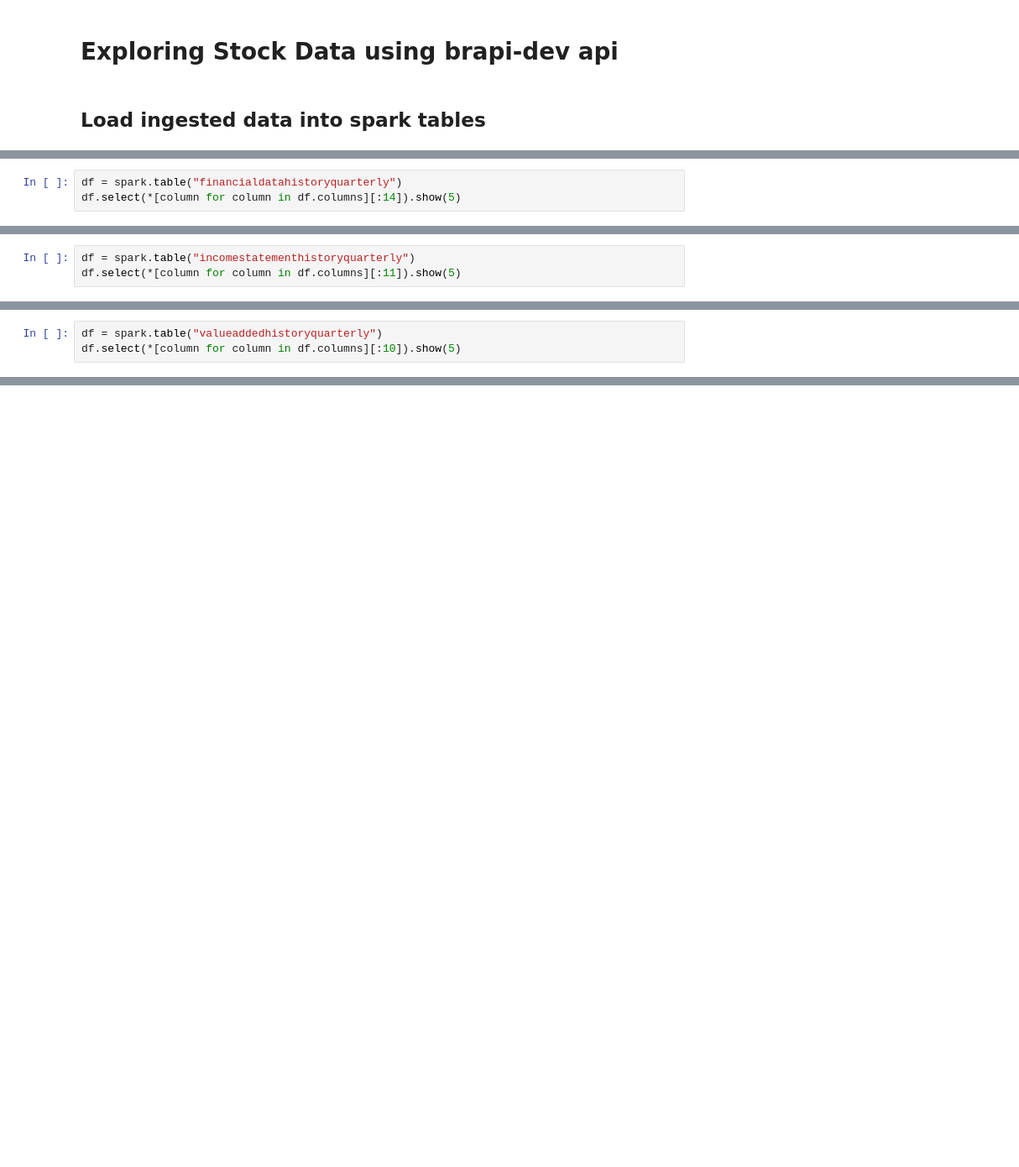
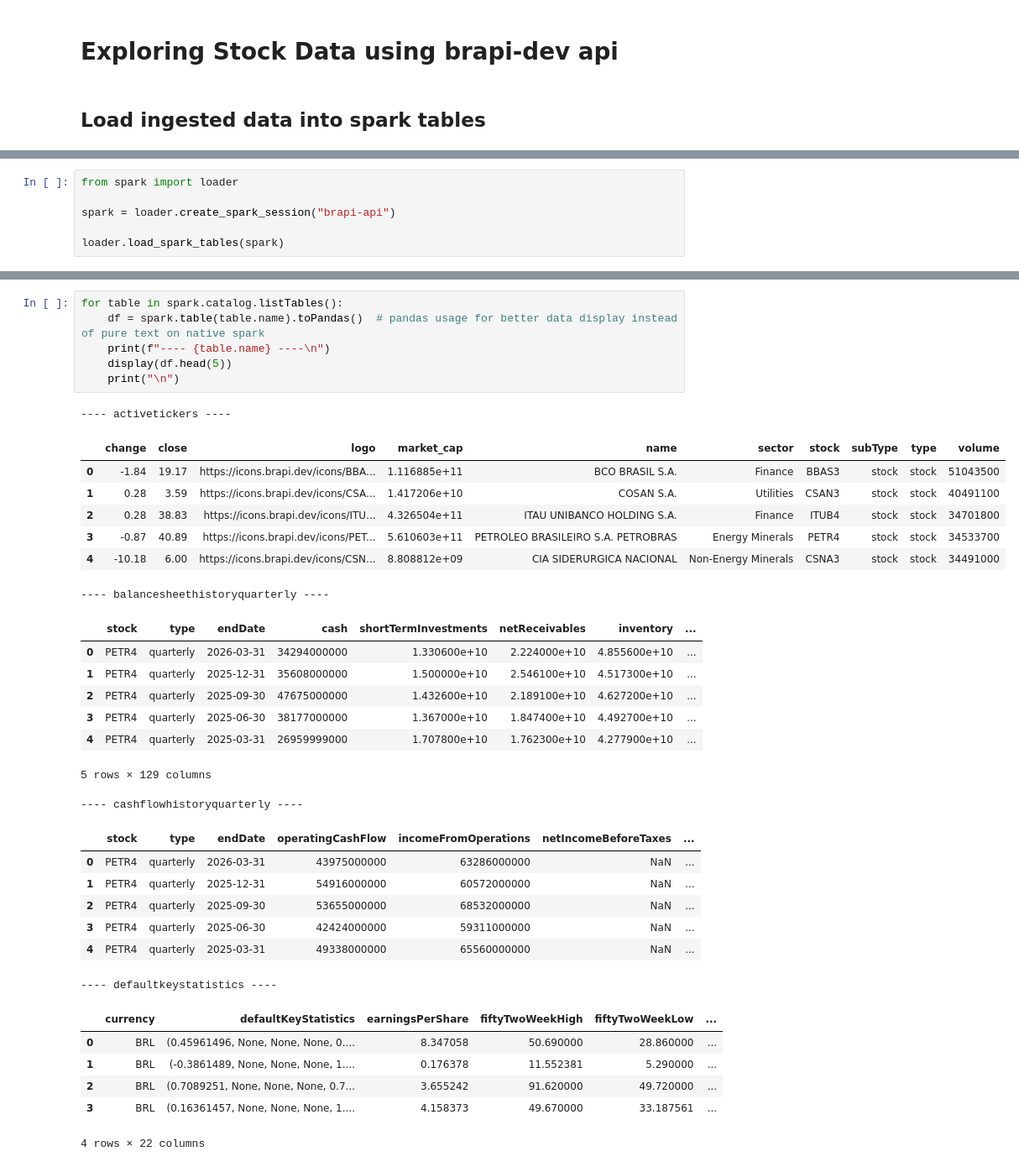
Before and after one commit to Henmachado/brapi_stocks, a Jupyter notebook: data_lake.ipynb, the cells around one changed output, grey strips where cells are left out. Shown at 84% size. Saved outputs shown, nothing was run; the diff lists cells and outputs as text; blank space fills up the shorter version.

Commit message:
add create_defaultquoteapi_df

```diff
--- a/data_lake.ipynb
+++ b/data_lake.ipynb
@@ -108,3 +4,0 @@ only showing top 5 rows
-# %%
-df = spark.table("financialdatahistoryquarterly")
-df.select(*[column for column in df.columns][:14]).show(5)
@@ -122,3 +4,0 @@ only showing top 5 rows
-# %%
-df = spark.table("incomestatementhistoryquarterly")
-df.select(*[column for column in df.columns][:11]).show(5)
@@ -136,3 +4,0 @@ only showing top 5 rows
-# %%
-df = spark.table("valueaddedhistoryquarterly")
-df.select(*[column for column in df.columns][:10]).show(5)
@@ -149,0 +5,6 @@ only showing top 5 rows
+# %%
+from spark import loader
+
+spark = loader.create_spark_session("brapi-api")
+
+loader.load_spark_tables(spark)
@@ -149,0 +20,36 @@ only showing top 5 rows
+# %%
+for table in spark.catalog.listTables():
+    df = spark.table(table.name).toPandas()  # pandas usage for better data display instead of pure text on native spark
+    print(f"---- {table.name} ----\n")
+    display(df.head(5))
+    print("\n")
+# %% [output]
+---- activetickers ----
+|  | change | close | logo | market_cap | name | sector | stock | subType | type | volume |
+| 0 | -1.84 | 19.17 | https://icons.brapi.dev/icons/BBA... | 1.116885e+11 | BCO BRASIL S.A. | Finance | BBAS3 | stock | stock | 51043500 |
+| 1 | 0.28 | 3.59 | https://icons.brapi.dev/icons/CSA... | 1.417206e+10 | COSAN S.A. | Utilities | CSAN3 | stock | stock | 40491100 |
+| 2 | 0.28 | 38.83 | https://icons.brapi.dev/icons/ITU... | 4.326504e+11 | ITAU UNIBANCO HOLDING S.A. | Finance | ITUB4 | stock | stock | 34701800 |
+| 3 | -0.87 | 40.89 | https://icons.brapi.dev/icons/PET... | 5.610603e+11 | PETROLEO BRASILEIRO S.A. PETROBRAS | Energy Minerals | PETR4 | stock | stock | 34533700 |
+| 4 | -10.18 | 6.00 | https://icons.brapi.dev/icons/CSN... | 8.808812e+09 | CIA SIDERURGICA NACIONAL | Non-Energy Minerals | CSNA3 | stock | stock | 34491000 |
+---- balancesheethistoryquarterly ----
+|  | stock | type | endDate | cash | shortTermInvestments | netReceivables | inventory | ... |
+| 0 | PETR4 | quarterly | 2026-03-31 | 34294000000 | 1.330600e+10 | 2.224000e+10 | 4.855600e+10 | ... |
+| 1 | PETR4 | quarterly | 2025-12-31 | 35608000000 | 1.500000e+10 | 2.546100e+10 | 4.517300e+10 | ... |
+| 2 | PETR4 | quarterly | 2025-09-30 | 47675000000 | 1.432600e+10 | 2.189100e+10 | 4.627200e+10 | ... |
+| 3 | PETR4 | quarterly | 2025-06-30 | 38177000000 | 1.367000e+10 | 1.847400e+10 | 4.492700e+10 | ... |
+| 4 | PETR4 | quarterly | 2025-03-31 | 26959999000 | 1.707800e+10 | 1.762300e+10 | 4.277900e+10 | ... |
+5 rows × 129 columns
+---- cashflowhistoryquarterly ----
+|  | stock | type | endDate | operatingCashFlow | incomeFromOperations | netIncomeBeforeTaxes | ... |
+| 0 | PETR4 | quarterly | 2026-03-31 | 43975000000 | 63286000000 | NaN | ... |
+| 1 | PETR4 | quarterly | 2025-12-31 | 54916000000 | 60572000000 | NaN | ... |
+| 2 | PETR4 | quarterly | 2025-09-30 | 53655000000 | 68532000000 | NaN | ... |
+| 3 | PETR4 | quarterly | 2025-06-30 | 42424000000 | 59311000000 | NaN | ... |
+| 4 | PETR4 | quarterly | 2025-03-31 | 49338000000 | 65560000000 | NaN | ... |
+---- defaultkeystatistics ----
+|  | currency | defaultKeyStatistics | earningsPerShare | fiftyTwoWeekHigh | fiftyTwoWeekLow | ... |
+| 0 | BRL | (0.45961496, None, None, None, 0.... | 8.347058 | 50.690000 | 28.860000 | ... |
+| 1 | BRL | (-0.3861489, None, None, None, 1.... | 0.176378 | 11.552381 | 5.290000 | ... |
+| 2 | BRL | (0.7089251, None, None, None, 0.7... | 3.655242 | 91.620000 | 49.720000 | ... |
+| 3 | BRL | (0.16361457, None, None, None, 1.... | 4.158373 | 49.670000 | 33.187561 | ... |
+4 rows × 22 columns
```
Also changed, not shown: parts of 15 cells of this notebook, 7 other files.
